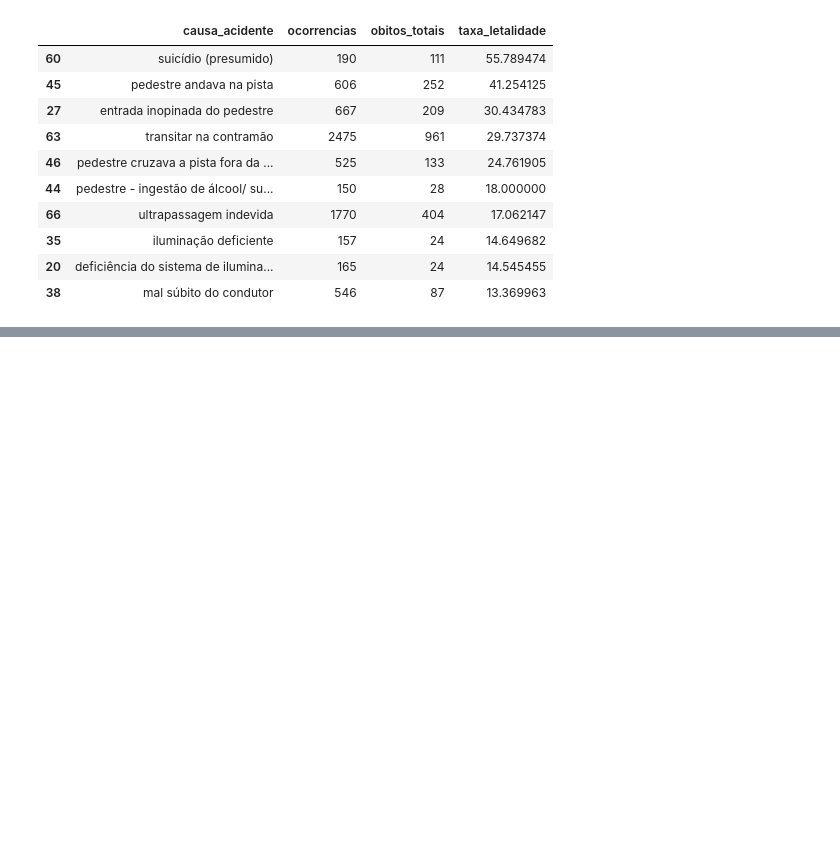
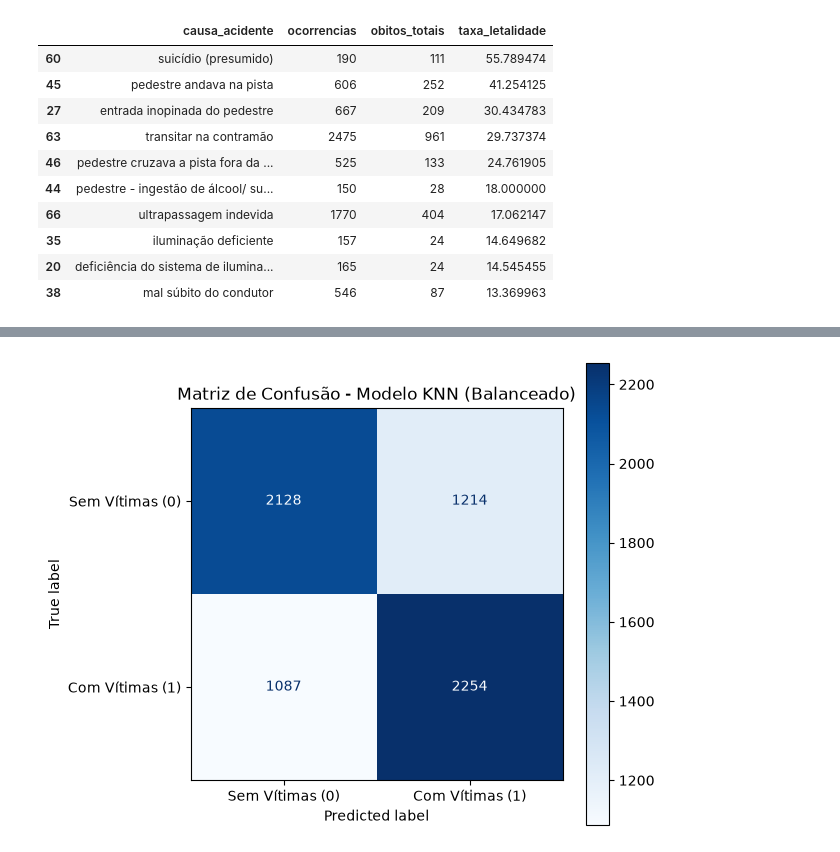
Before and after one commit to luis-fernandoh/projeto_final_ciencia_de_dados, a Jupyter notebook: TP2.ipynb, the cells around one changed output, grey strips where cells are left out. Cells and saved outputs as stored; diff of their text form; code cells hidden in the pictures; blank space fills up the shorter version.

```diff
--- a/TP2.ipynb
+++ b/TP2.ipynb
@@ -454,0 +560,19 @@ plt.show()
+# %%
+# 1. Calcula a matriz de confusão comparando o gabarito (y_test) com as previsões (y_pred)
+cm = confusion_matrix(y_test, y_pred)
+
+# 2. Configura a exibição do gráfico com os nomes reais das classes
+disp = ConfusionMatrixDisplay(
+    confusion_matrix=cm,
+    display_labels=['Sem Vítimas (0)', 'Com Vítimas (1)']
+)
+
+# 3. Plota o gráfico usando a paleta de cores azul (cmap='Blues')
+fig, ax = plt.subplots(figsize=(6, 6))
+disp.plot(cmap='Blues', values_format='d', ax=ax)
+
+# 4. Adiciona um título customizado
+plt.title("Matriz de Confusão - Modelo KNN (Balanceado)")
+plt.show()
+# %% [output]
+[figure, added]
```
Also changed, not shown: parts of 9 cells of this notebook, 1 other file.
